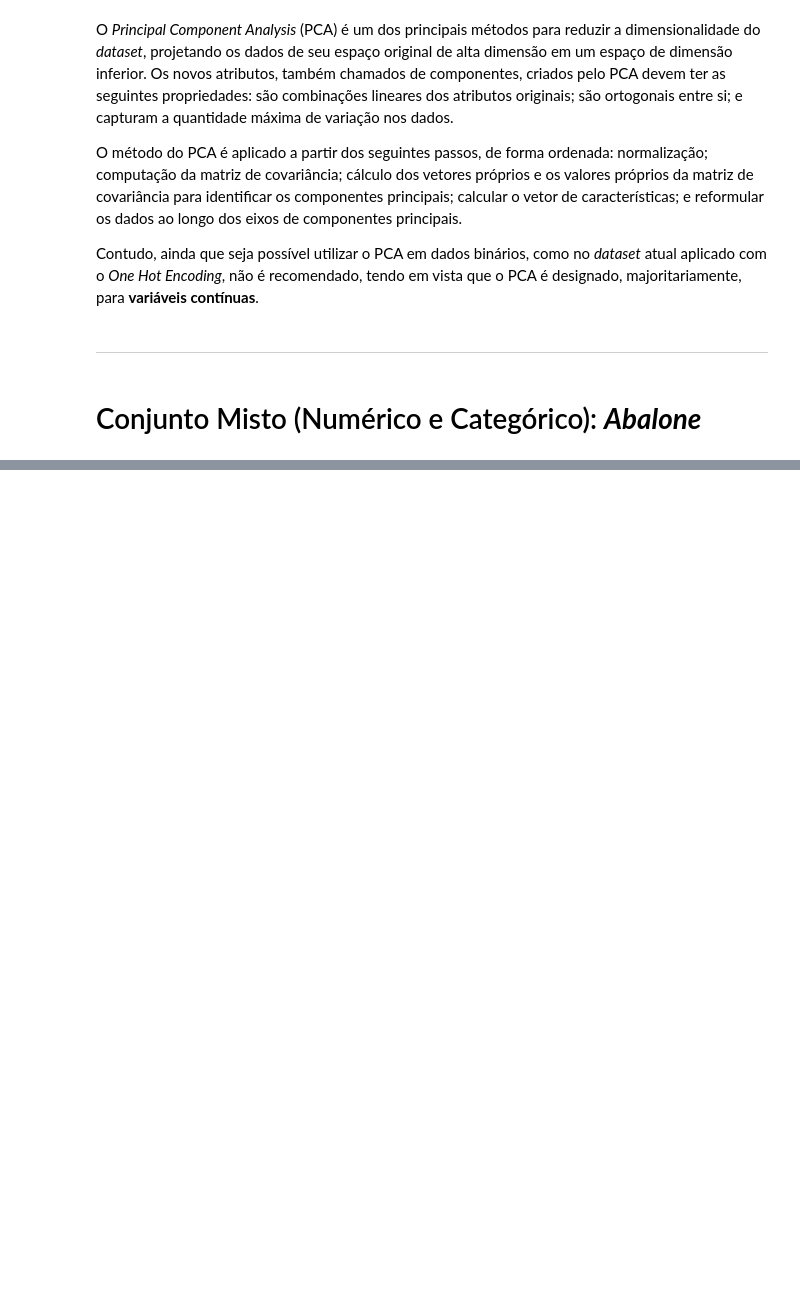
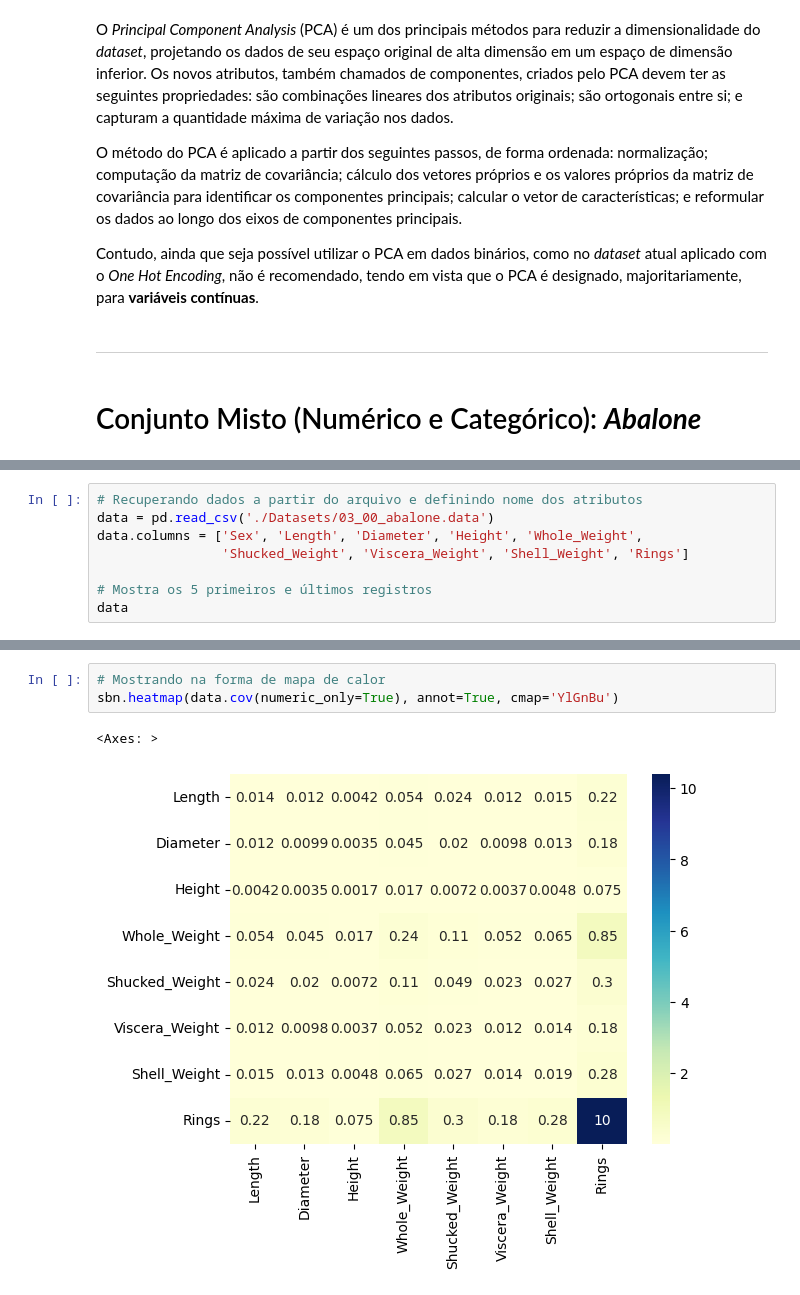
Before and after one commit to davimedio01/data-mining, a Jupyter notebook: 01. 09-19 - Atividade 1 (Pré-Processamento)/Atividade_01.ipynb, the cells around one changed output, grey strips where cells are left out. Cells and saved outputs as stored; diff of their text form; blank space fills up the shorter version.

```diff
--- a/01. 09-19 - Atividade 1 (Pré-Processamento)/Atividade_01.ipynb
+++ b/01. 09-19 - Atividade 1 (Pré-Processamento)/Atividade_01.ipynb
@@ -627,0 +1130,8 @@ Este conjunto de dados pode ser acessado por meio de: [Abalone](https://archive.
+# %%
+# Recuperando dados a partir do arquivo e definindo nome dos atributos
+data = pd.read_csv('./Datasets/03_00_abalone.data')
+data.columns = ['Sex', 'Length', 'Diameter', 'Height', 'Whole_Weight',
+                'Shucked_Weight', 'Viscera_Weight', 'Shell_Weight', 'Rings']
+
+# Mostra os 5 primeiros e últimos registros
+data
@@ -627,0 +1326,6 @@ Este conjunto de dados pode ser acessado por meio de: [Abalone](https://archive.
+# %%
+# Mostrando na forma de mapa de calor
+sbn.heatmap(data.cov(numeric_only=True), annot=True, cmap='YlGnBu')
+# %% [output]
+<Axes: >
+[figure, added]
```
Also changed, not shown: parts of 144 cells of this notebook, 2 other files.
